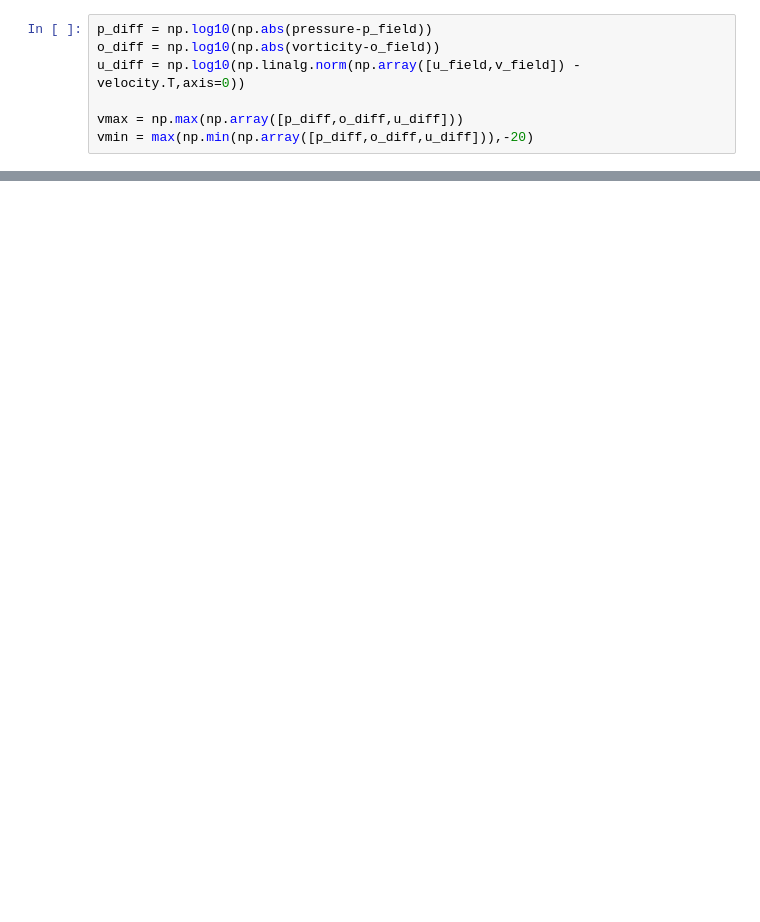
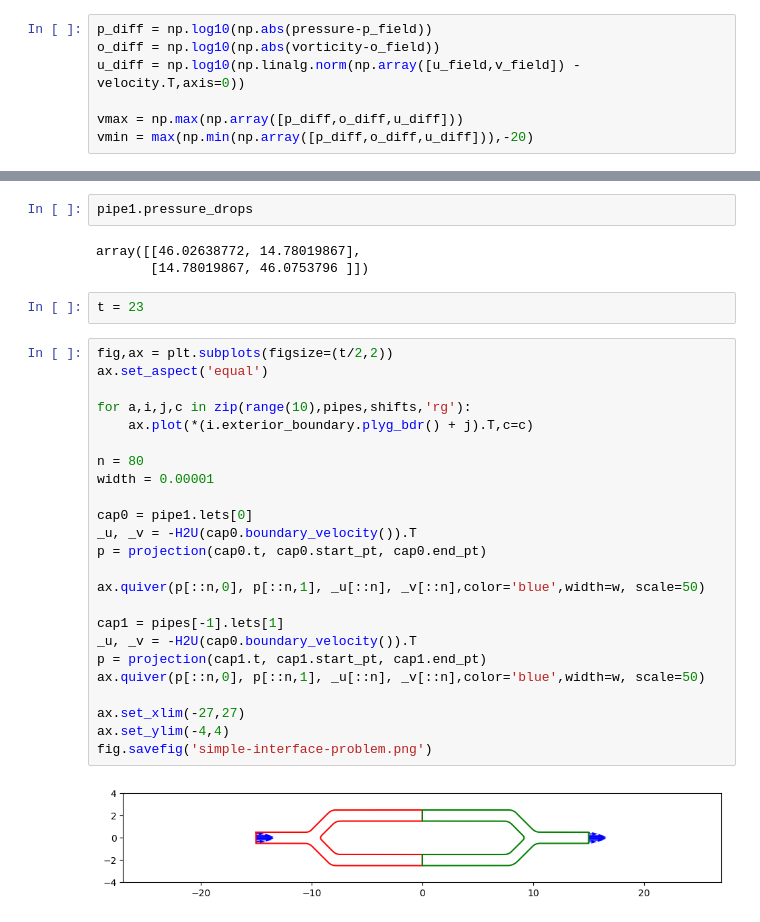
Before and after one commit to WangHaiYang874/stokes2d, a Jupyter notebook: exp2/demo.ipynb, the cells around one changed output, grey strips where cells are left out. Saved outputs shown, nothing was run; the diff lists cells and outputs as text; blank space fills up the shorter version.

```diff
--- a/exp2/demo.ipynb
+++ b/exp2/demo.ipynb
@@ -112,0 +174,33 @@ fig.colorbar(im1, cax=cbar_ax1)
+# %%
+pipe1.pressure_drops
+# %% [output]
+array([[46.02638772, 14.78019867],
+       [14.78019867, 46.0753796 ]])
+# %%
+t = 23
+# %%
+fig,ax = plt.subplots(figsize=(t/2,2))
+ax.set_aspect('equal')
+
+for a,i,j,c in zip(range(10),pipes,shifts,'rg'):
+    ax.plot(*(i.exterior_boundary.plyg_bdr() + j).T,c=c)
+
+n = 80
+width = 0.00001
+
+cap0 = pipe1.lets[0]
+_u, _v = -H2U(cap0.boundary_velocity()).T
+p = projection(cap0.t, cap0.start_pt, cap0.end_pt)
+
+ax.quiver(p[::n,0], p[::n,1], _u[::n], _v[::n],color='blue',width=w, scale=50)
+
+cap1 = pipes[-1].lets[1]
+_u, _v = -H2U(cap0.boundary_velocity()).T
+p = projection(cap1.t, cap1.start_pt, cap1.end_pt)
+ax.quiver(p[::n,0], p[::n,1], _u[::n], _v[::n],color='blue',width=w, scale=50)
+
+ax.set_xlim(-27,27)
+ax.set_ylim(-4,4)
+fig.savefig('simple-interface-problem.png')
+# %% [output]
+[figure, added]
```
Also changed, not shown: parts of 21 cells of this notebook, 24 other files.
